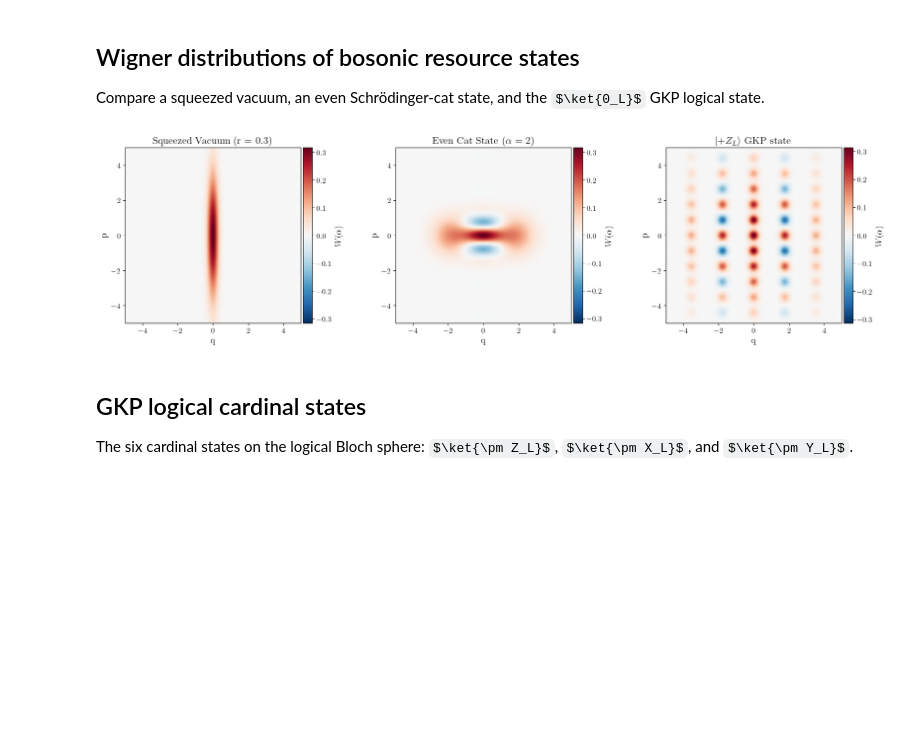
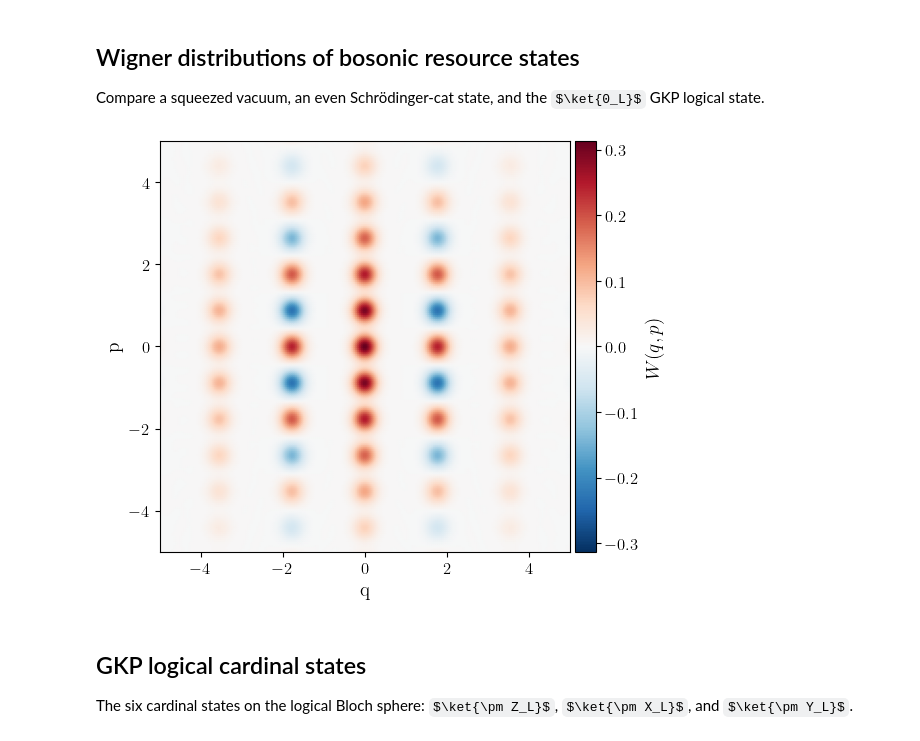
Before and after one commit to aidancurtis/gkp-optimal-control, a Jupyter notebook: notebooks/foundations/understanding_gkp.ipynb, the cells around one changed output. Saved outputs shown, nothing was run; the diff lists cells and outputs as text; code cells hidden in the pictures; some formulas as TeX source; blank space fills up the shorter version.

```diff
--- a/notebooks/foundations/understanding_gkp.ipynb
+++ b/notebooks/foundations/understanding_gkp.ipynb
@@ -53,19 +56,17 @@ Effective GKP squeezing: 10.46 dB
 
 Compare a squeezed vacuum, an even Schrödinger-cat state, and the $\ket{0_L}$ GKP logical state.
 # %%
-fig, axes = plt.subplots(1, 3, figsize=(18, 5))
+fig, axes = plt.subplots(1, 1, figsize=(6, 6))
 
-plot_wigner(squeezed_state, x_bound=5, y_bound=5, ax=axes[0], title=f"Squeezed Vacuum (r = {gkp_delta})")
-plot_wigner(even_cat, x_bound=5, y_bound=5, ax=axes[1], title=r"Even Cat State ($\alpha = 2$)")
-plot_wigner(
-    gkp_0, x_bound=5, y_bound=5, ax=axes[2], title=r"$\ket{+Z_L}$ GKP state"
-)
+# plot_wigner(squeezed_state, x_bound=5, y_bound=5, ax=axes[0], title=f"Squeezed Vacuum (r = {gkp_delta})")
+# plot_wigner(even_cat, x_bound=5, y_bound=5, ax=axes[1], title=r"Even Cat State ($\alpha = 2$)")
+plot_wigner(gkp_0, x_bound=5, y_bound=5, ax=axes)
 
 fig.tight_layout()
-fig.savefig("../../figs/foundations/bosonic_state_wigner_distributions.pdf", bbox_inches="tight")
+fig.savefig("../../figs/foundations/gkp_0.pdf", bbox_inches="tight")
 plt.show()
 # %% [output]
-[figure, old version]
+[figure, new version]
 # %% [markdown]
 ## GKP logical cardinal states
 
```
Also changed, not shown: parts of 3 cells of this notebook, 5 other files.
